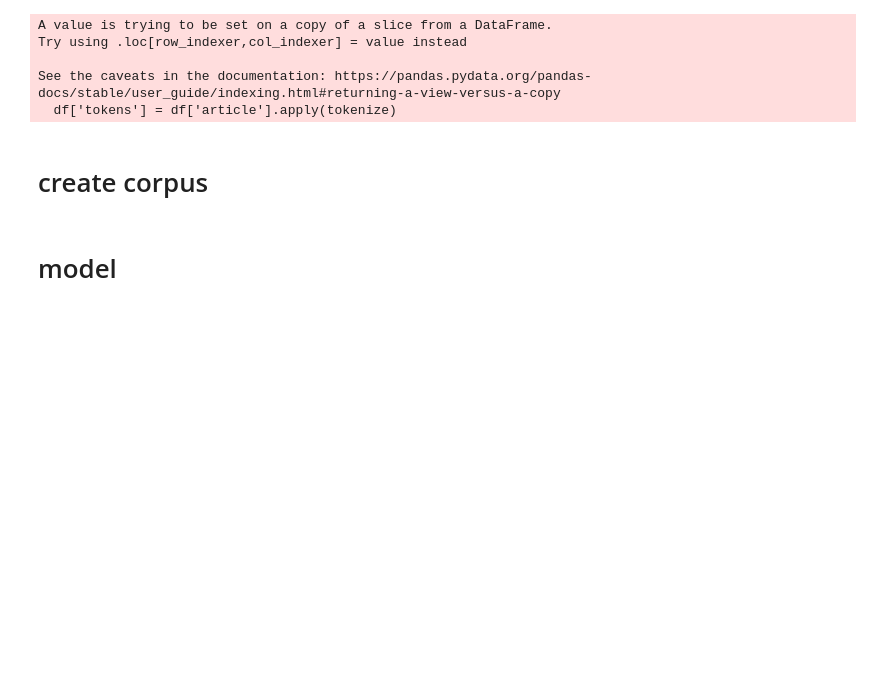
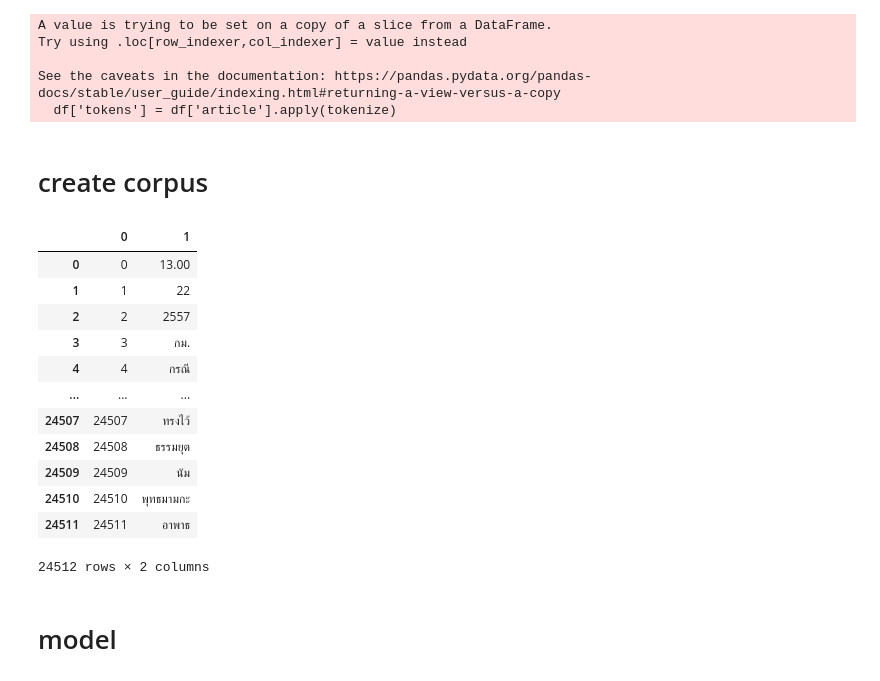
Before and after one commit to nozomiyamada/DSI3, a Jupyter notebook: Thai NLP Examples/topic_modelling.ipynb, the cells around one changed output. Cells and saved outputs as stored; diff of their text form; code cells hidden in the pictures; blank space fills up the shorter version.

```diff
--- a/Thai NLP Examples/topic_modelling.ipynb
+++ b/Thai NLP Examples/topic_modelling.ipynb
@@ -87,6 +88,23 @@ dictionary = Dictionary(df['tokens'])
 
 ## create bag of words of each document
 corpus = [dictionary.doc2bow(text) for text in df['tokens']]
+# %%
+## `dictionary` holds pairs of (index, vocab)
+pd.DataFrame(dictionary.items())
+# %% [output]
+|  | 0 | 1 |
+| 0 | 0 | 13.00 |
+| 1 | 1 | 22 |
+| 2 | 2 | 2557 |
+| 3 | 3 | กม. |
+| 4 | 4 | กรณี |
+| ... | ... | ... |
+| 24507 | 24507 | ทรงไว้ |
+| 24508 | 24508 | ธรรมยุต |
+| 24509 | 24509 | นัม |
+| 24510 | 24510 | พุทธมามกะ |
+| 24511 | 24511 | อาพาธ |
+24512 rows × 2 columns
 # %% [markdown]
 # model
 # %%
```
Also changed, not shown: parts of 8 cells of this notebook, 11 other files.
